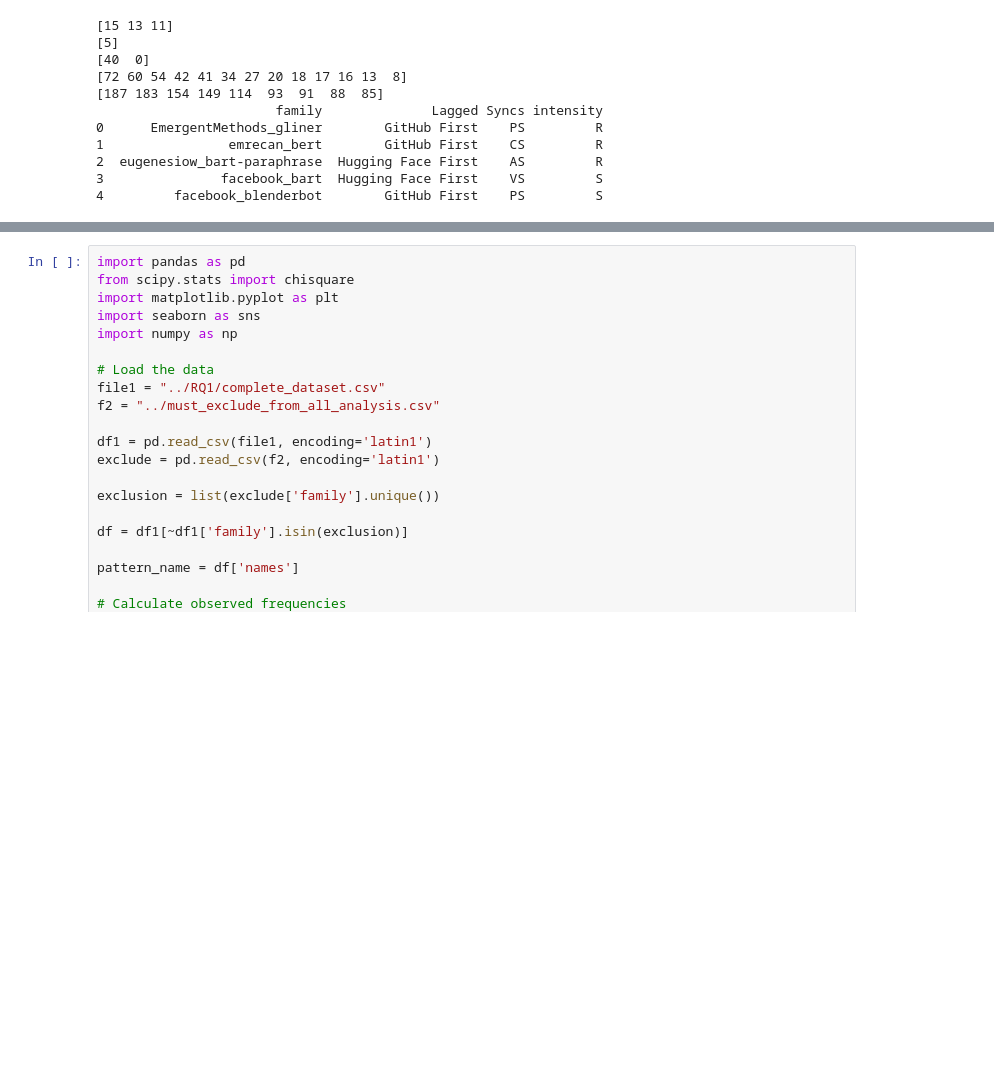
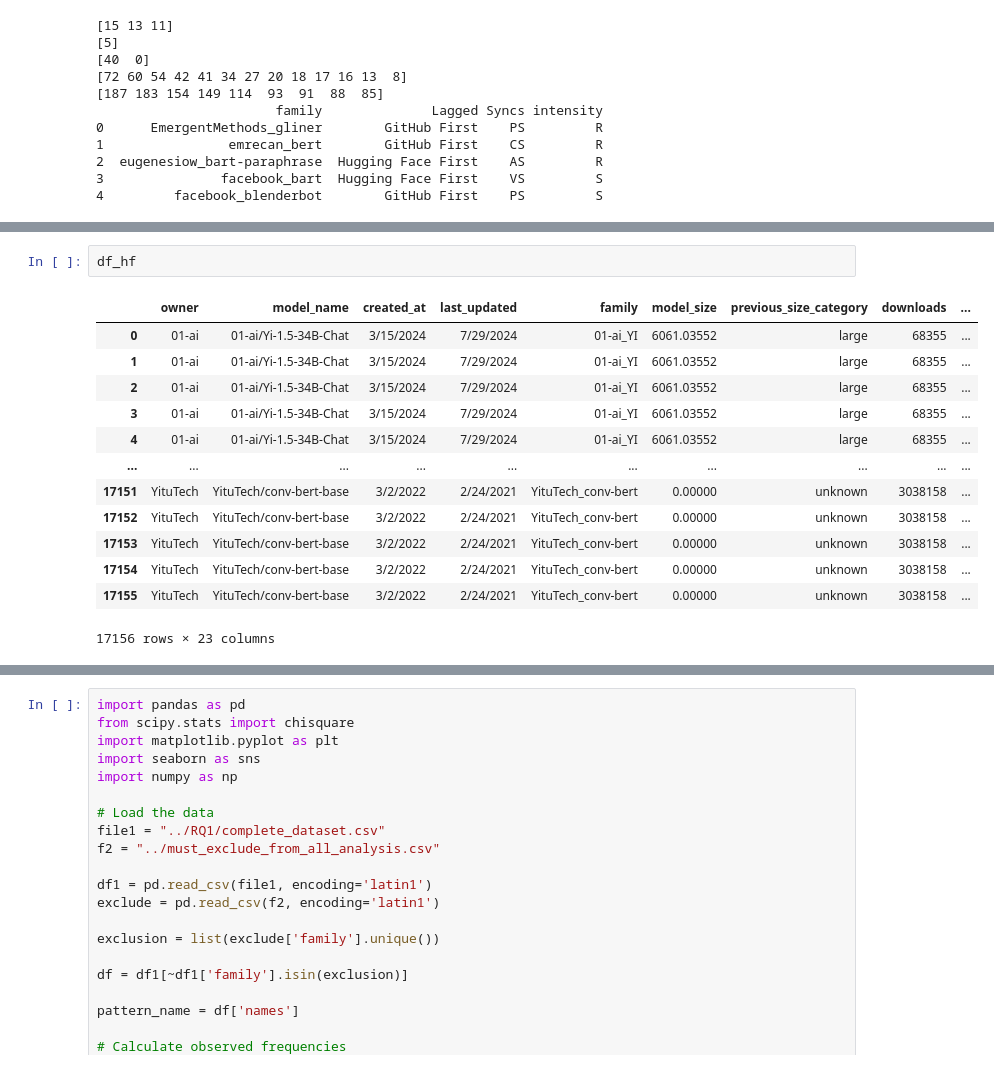
Before and after one commit to eyinlojuoluwa/Synchronization-Patterns, a Jupyter notebook: RQ2_analysis.ipynb, the cells around one changed output, grey strips where cells are left out. Cells and saved outputs as stored; diff of their text form; blank space fills up the shorter version.

```diff
--- a/RQ2_analysis.ipynb
+++ b/RQ2_analysis.ipynb
@@ -586,0 +614,16 @@ plt.show()
+# %%
+df_hf
+# %% [output]
+|  | owner | model_name | created_at | last_updated | family | model_size | previous_size_category | downloads | ... |
+| 0 | 01-ai | 01-ai/Yi-1.5-34B-Chat | 3/15/2024 | 7/29/2024 | 01-ai_YI | 6061.03552 | large | 68355 | ... |
+| 1 | 01-ai | 01-ai/Yi-1.5-34B-Chat | 3/15/2024 | 7/29/2024 | 01-ai_YI | 6061.03552 | large | 68355 | ... |
+| 2 | 01-ai | 01-ai/Yi-1.5-34B-Chat | 3/15/2024 | 7/29/2024 | 01-ai_YI | 6061.03552 | large | 68355 | ... |
+| 3 | 01-ai | 01-ai/Yi-1.5-34B-Chat | 3/15/2024 | 7/29/2024 | 01-ai_YI | 6061.03552 | large | 68355 | ... |
+| 4 | 01-ai | 01-ai/Yi-1.5-34B-Chat | 3/15/2024 | 7/29/2024 | 01-ai_YI | 6061.03552 | large | 68355 | ... |
+| ... | ... | ... | ... | ... | ... | ... | ... | ... | ... |
+| 17151 | YituTech | YituTech/conv-bert-base | 3/2/2022 | 2/24/2021 | YituTech_conv-bert | 0.00000 | unknown | 3038158 | ... |
+| 17152 | YituTech | YituTech/conv-bert-base | 3/2/2022 | 2/24/2021 | YituTech_conv-bert | 0.00000 | unknown | 3038158 | ... |
+| 17153 | YituTech | YituTech/conv-bert-base | 3/2/2022 | 2/24/2021 | YituTech_conv-bert | 0.00000 | unknown | 3038158 | ... |
+| 17154 | YituTech | YituTech/conv-bert-base | 3/2/2022 | 2/24/2021 | YituTech_conv-bert | 0.00000 | unknown | 3038158 | ... |
+| 17155 | YituTech | YituTech/conv-bert-base | 3/2/2022 | 2/24/2021 | YituTech_conv-bert | 0.00000 | unknown | 3038158 | ... |
+17156 rows × 23 columns
```
Also changed, not shown: parts of 14 cells of this notebook, 5 other files.
